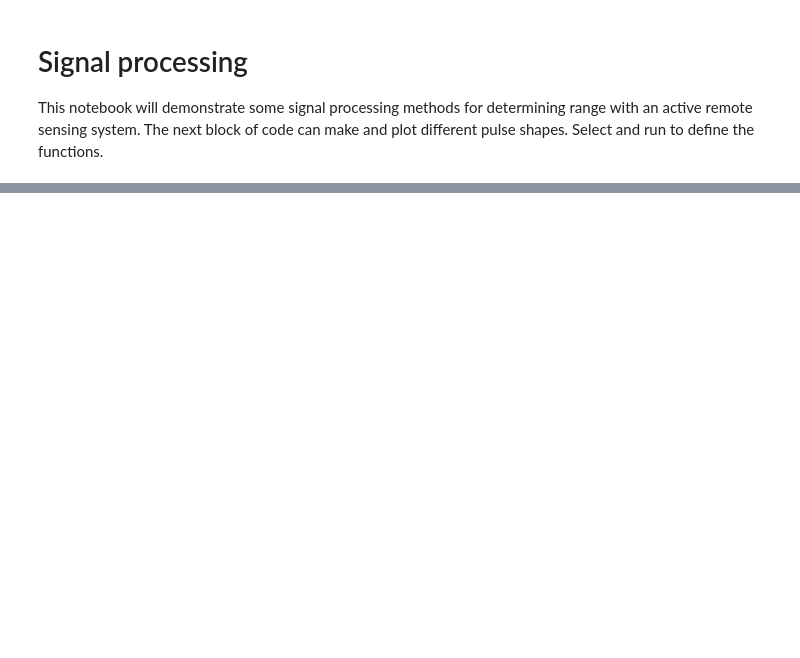
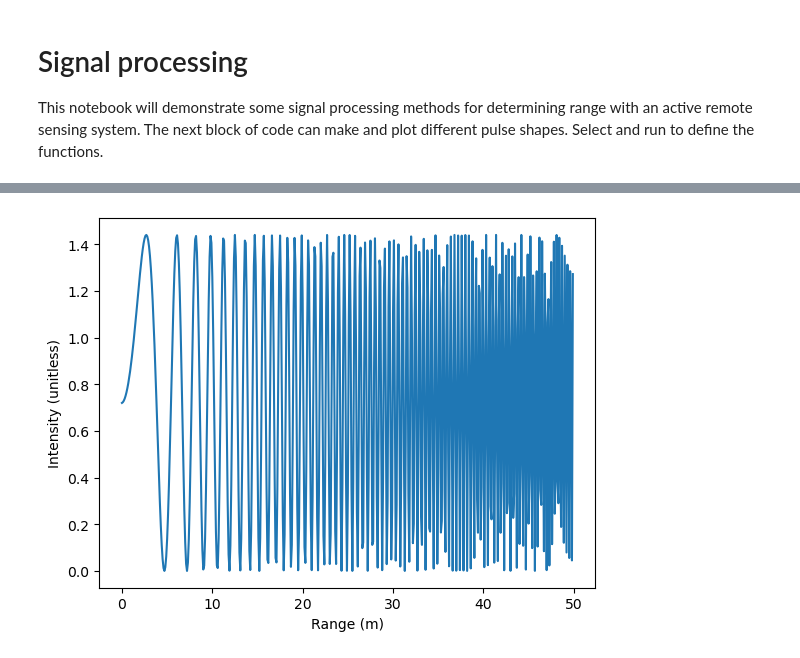
Before and after one commit to edinburgh-university-OOSA/active_sensing, a Jupyter notebook: signal_processing/signal_process.ipynb, the cells around one changed output, grey strips where cells are left out. Cells and saved outputs as stored; diff of their text form; code cells hidden in the pictures; blank space fills up the shorter version.

```diff
--- a/signal_processing/signal_process.ipynb
+++ b/signal_processing/signal_process.ipynb
@@ -84,0 +144,15 @@ pulse.plot()
+# %%
+# pulse properties
+mode="chirp"   # the type of pulse. "gauss" or "chirp"
+sigma=50       # 50 m width
+E=1.           # total energy in the pulse
+res=0.1        # 10 cm resolution
+sFreq=10**6    # chirp start frequency. 1 MHz
+eFreq=10**9    # chirp end frequency. 1 GHz
+
+
+# set and plot a pulse with the properties from above
+pulse=setPulse(sigma,mode,res=res,E=E,sFreq=sFreq,eFreq=eFreq)
+pulse.plotPulse()
+# %% [output]
+[figure, added]
```
Also changed, not shown: parts of 9 cells of this notebook.
